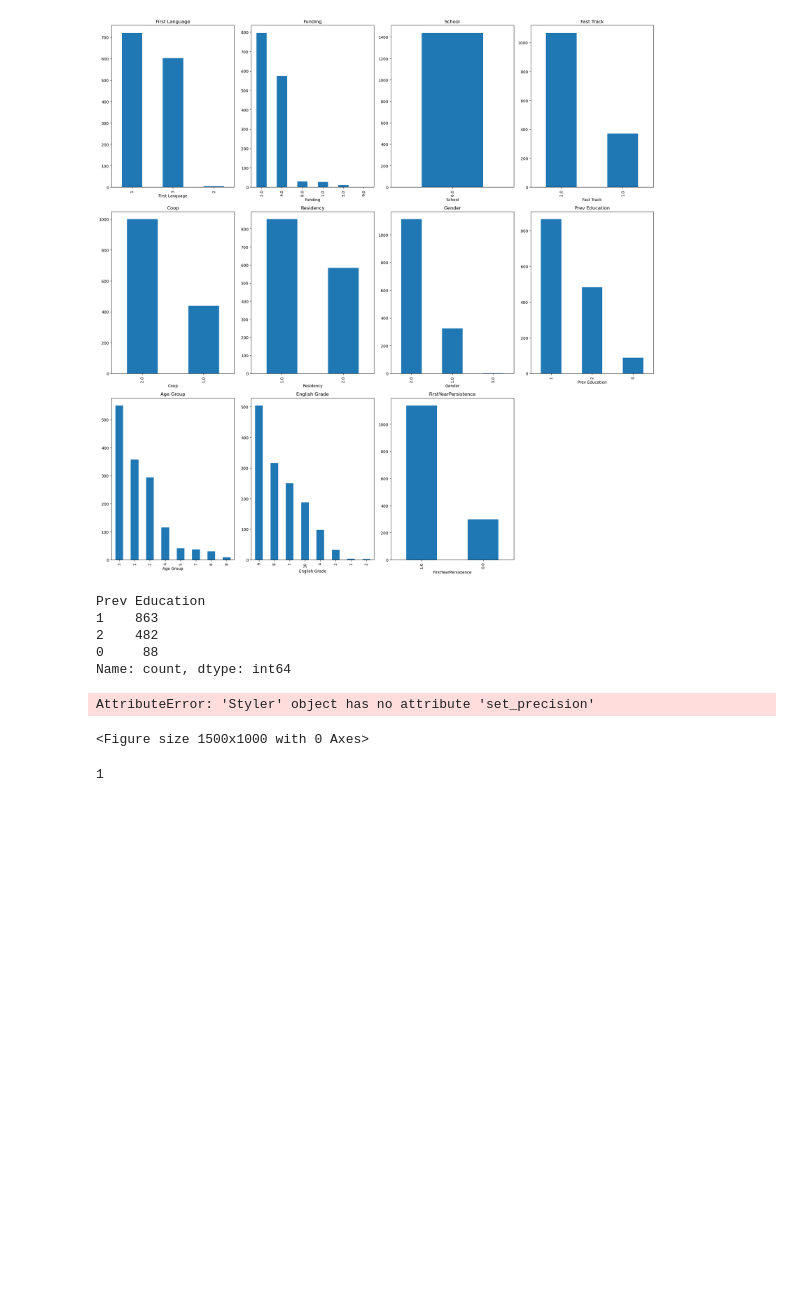
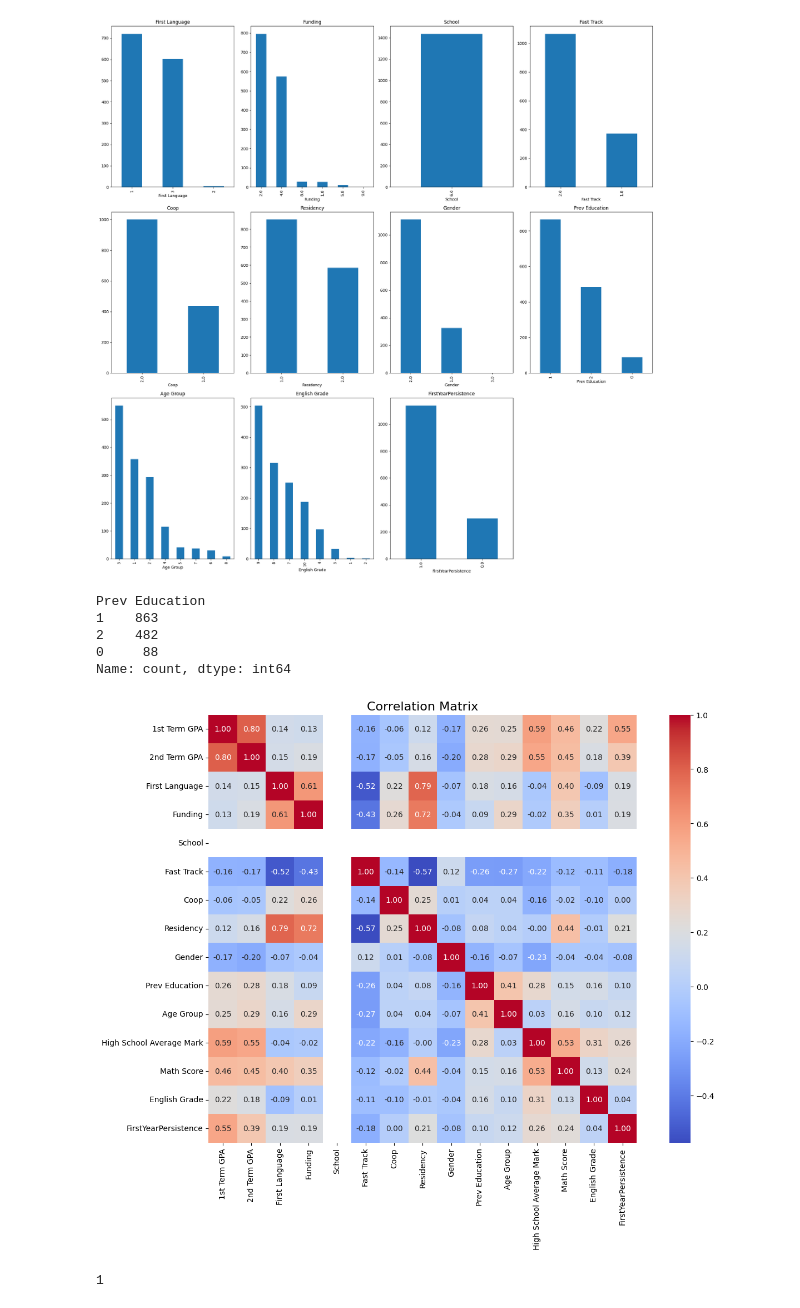
Before and after one commit to Currybon30/COMP258-Project, a Jupyter notebook: backend/model/preprocessing.ipynb, the cells around one changed output. Cells and saved outputs as stored; diff of their text form; code cells hidden in the pictures; blank space fills up the shorter version.

```diff
--- a/backend/model/preprocessing.ipynb
+++ b/backend/model/preprocessing.ipynb
@@ -185,16 +185,18 @@ Prev Education
 Name: count, dtype: int64
 # %%
 adjusted_data['Prev Education'].replace('0', np.nan, inplace=True)
-# %%
-# Plot the correlation matrix
-
-corr = adjusted_data.corr()
-
-plt.figure(figsize=(15, 10))
-corr.style.background_gradient(cmap='coolwarm').set_precision(2)
-# %% [output]
-AttributeError: 'Styler' object has no attribute 'set_precision'
-<Figure size 1500x1000 with 0 Axes>
+# %%
+import matplotlib.pyplot as plt
+import seaborn as sns
+
+corr = adjusted_data.corr()
+
+plt.figure(figsize=(15, 10))
+sns.heatmap(corr, annot=True, fmt=".2f", cmap='coolwarm', cbar=True, square=True)
+plt.title('Correlation Matrix', fontsize=16)
+plt.show()
+# %% [output]
+[figure, added]
 # %%
 # Check duplicate rows
 adjusted_data.duplicated().sum()
```
Also changed, not shown: parts of 3 cells of this notebook, 26 other files.
